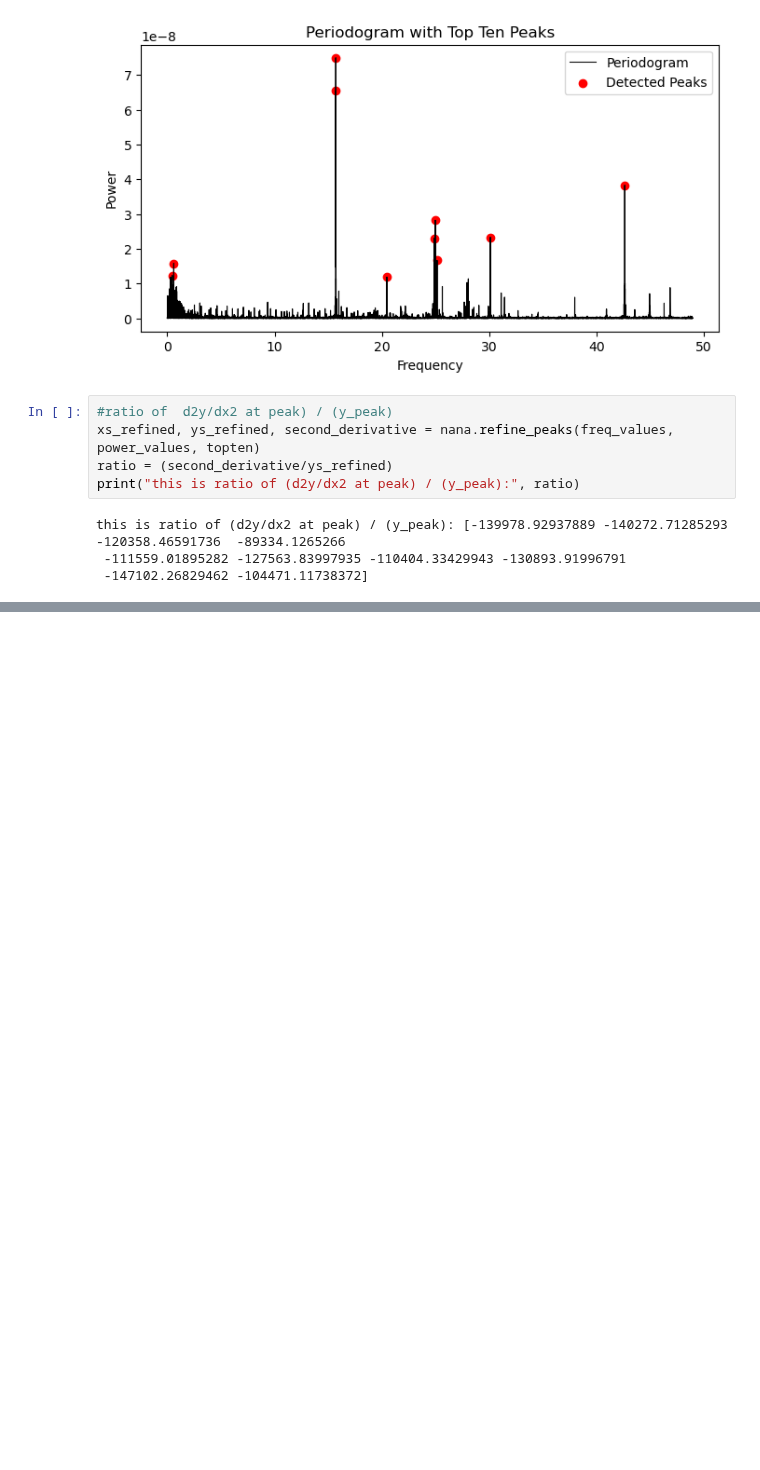
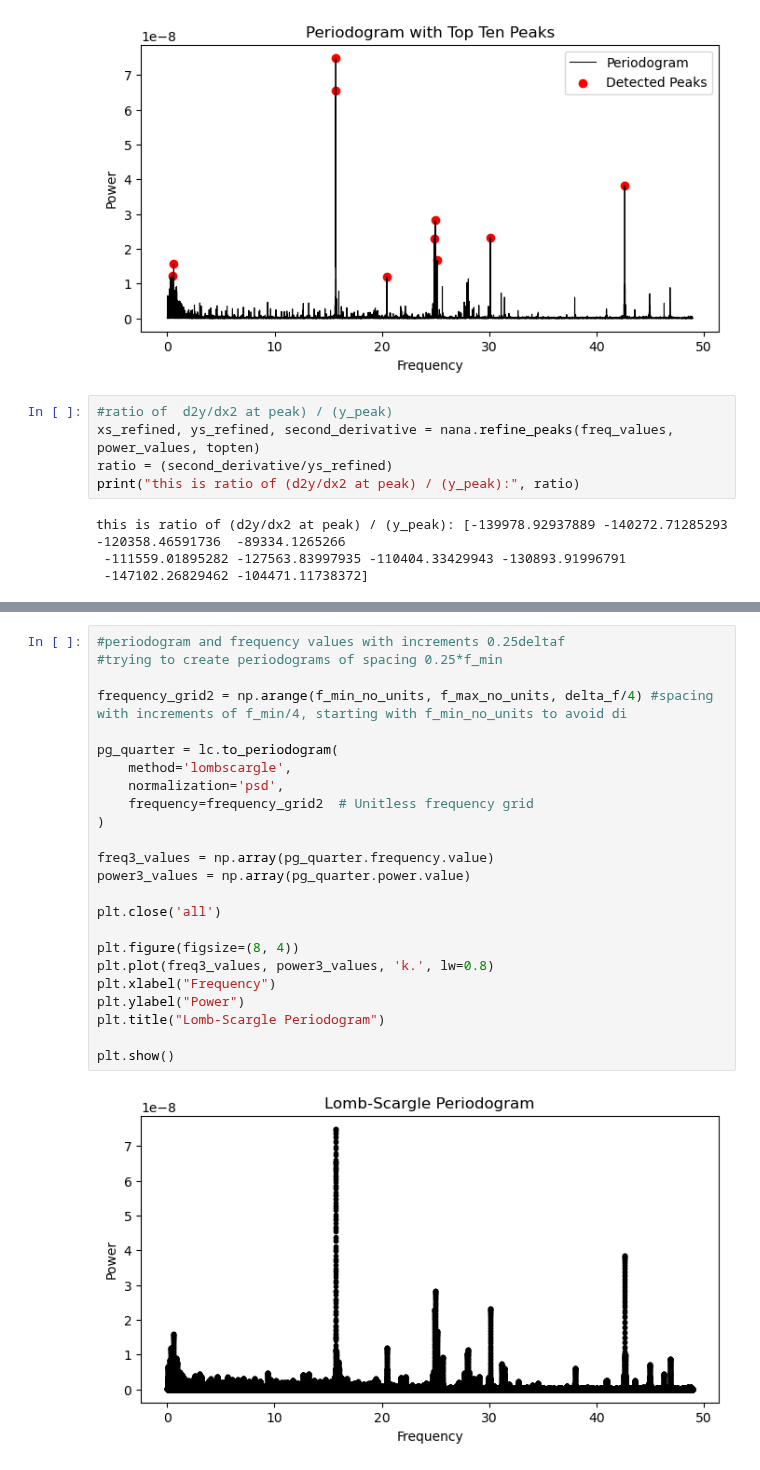
Before and after one commit to Hoggnation/cataloging_coherent_oscillators, a Jupyter notebook: threshold_function.ipynb, the cells around one changed output, grey strips where cells are left out. Drawn from its saved outputs; the diff is of its cells as text; blank space fills up the shorter version.

```diff
--- a/threshold_function.ipynb
+++ b/threshold_function.ipynb
@@ -331,0 +299,26 @@ print(type(freq_values), type(power_values))
+# %%
+#periodogram and frequency values with increments 0.25deltaf
+#trying to create periodograms of spacing 0.25*f_min
+
+frequency_grid2 = np.arange(f_min_no_units, f_max_no_units, delta_f/4) #spacing with increments of f_min/4, starting with f_min_no_units to avoid di
+
+pg_quarter = lc.to_periodogram(
+    method='lombscargle',
+    normalization='psd',
+    frequency=frequency_grid2  # Unitless frequency grid
+)
+
+freq3_values = np.array(pg_quarter.frequency.value)
+power3_values = np.array(pg_quarter.power.value)
+
+plt.close('all')
+
+plt.figure(figsize=(8, 4))
+plt.plot(freq3_values, power3_values, 'k.', lw=0.8)
+plt.xlabel("Frequency")
+plt.ylabel("Power")
+plt.title("Lomb-Scargle Periodogram")
+
+plt.show()
+# %% [output]
+[figure, added]
```
Also changed, not shown: parts of 28 cells of this notebook.
